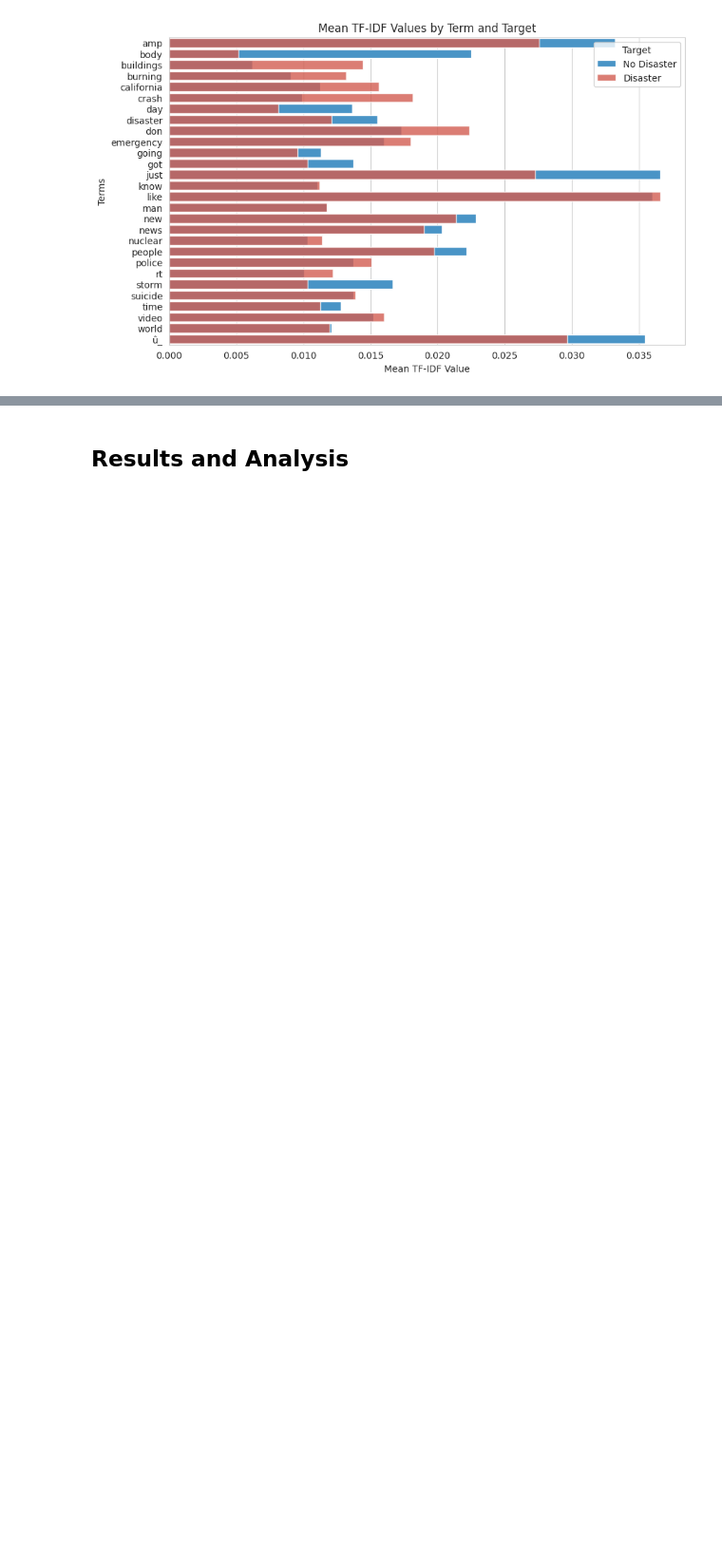
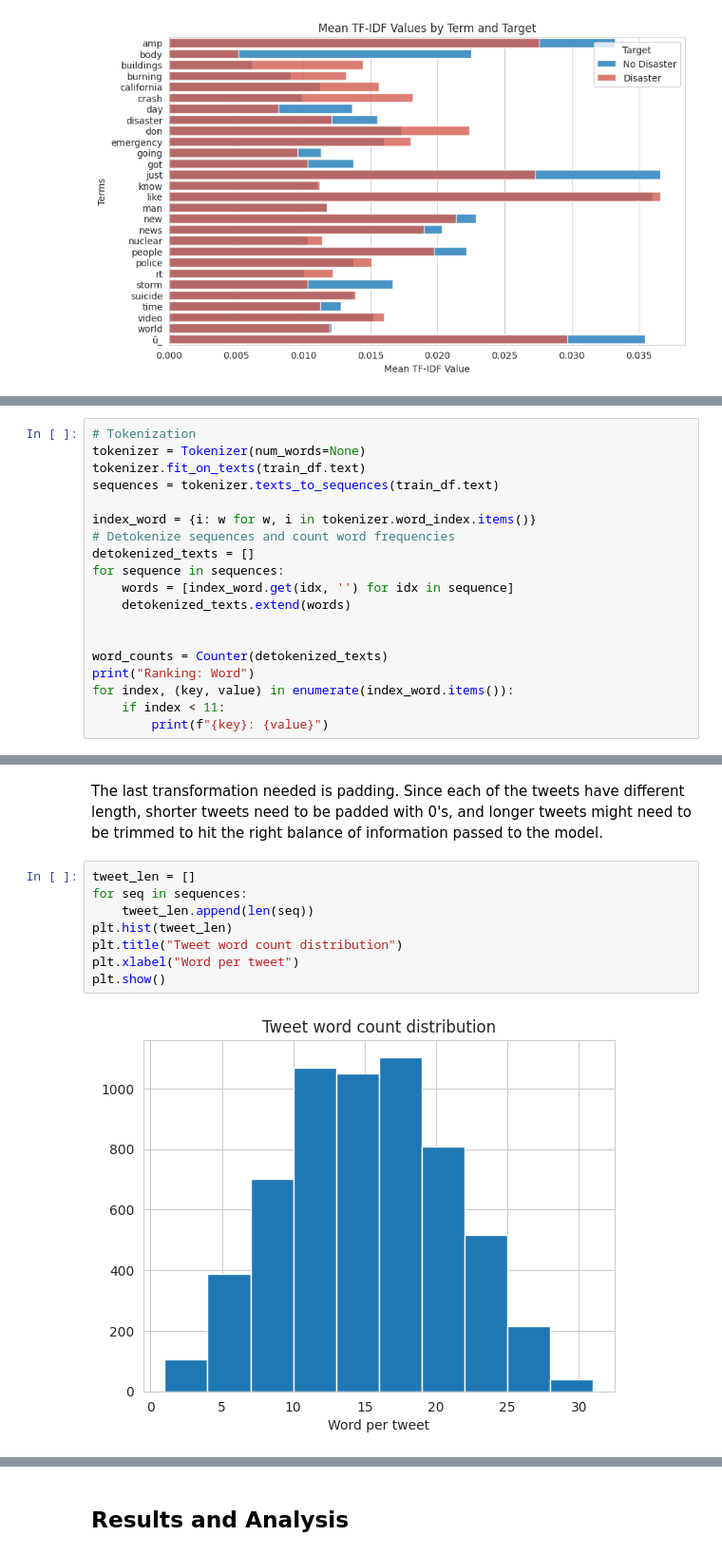
Before and after one commit to luisdi28ms/deep_learning, a Jupyter notebook: rnn/rnn_msds.ipynb, the cells around one changed output, grey strips where cells are left out. Shown: that part at 95% size. Cells and saved outputs as stored; diff of their text form; blank space fills up the shorter version.

Commit message:
model submission

```diff
--- a/rnn/rnn_msds.ipynb
+++ b/rnn/rnn_msds.ipynb
@@ -132,0 +137,19 @@ from tensorflow.keras.layers import Embedding, LSTM, Dense
+# %%
+# Tokenization
+tokenizer = Tokenizer(num_words=None)
+tokenizer.fit_on_texts(train_df.text)
+sequences = tokenizer.texts_to_sequences(train_df.text)
+
+index_word = {i: w for w, i in tokenizer.word_index.items()}
+# Detokenize sequences and count word frequencies
+detokenized_texts = []
+for sequence in sequences:
+    words = [index_word.get(idx, '') for idx in sequence]
+    detokenized_texts.extend(words)
+
+
+word_counts = Counter(detokenized_texts)
+print("Ranking: Word")
+for index, (key, value) in enumerate(index_word.items()):
+    if index < 11:
+        print(f"{key}: {value}")
@@ -132,0 +183,12 @@ from tensorflow.keras.layers import Embedding, LSTM, Dense
+# %% [markdown]
+The last transformation needed is padding. Since each of the tweets have different length, shorter tweets need to be padded with 0's, and longer tweets might need to be trimmed to hit the right balance of information passed to the model.
+# %%
+tweet_len = []
+for seq in sequences:
+    tweet_len.append(len(seq))
+plt.hist(tweet_len)
+plt.title("Tweet word count distribution")
+plt.xlabel("Word per tweet")
+plt.show()
+# %% [output]
+[figure, added]
```
Also changed, not shown: parts of 27 cells of this notebook.
